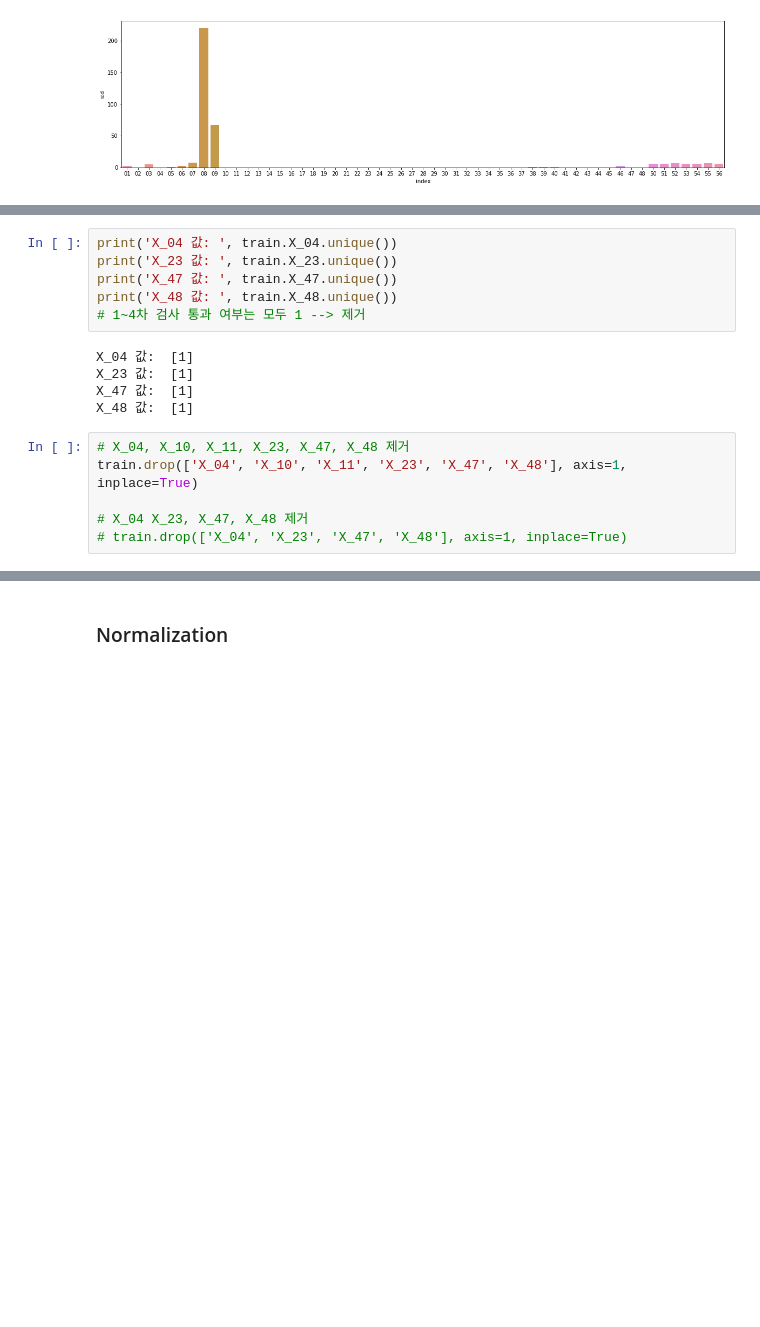
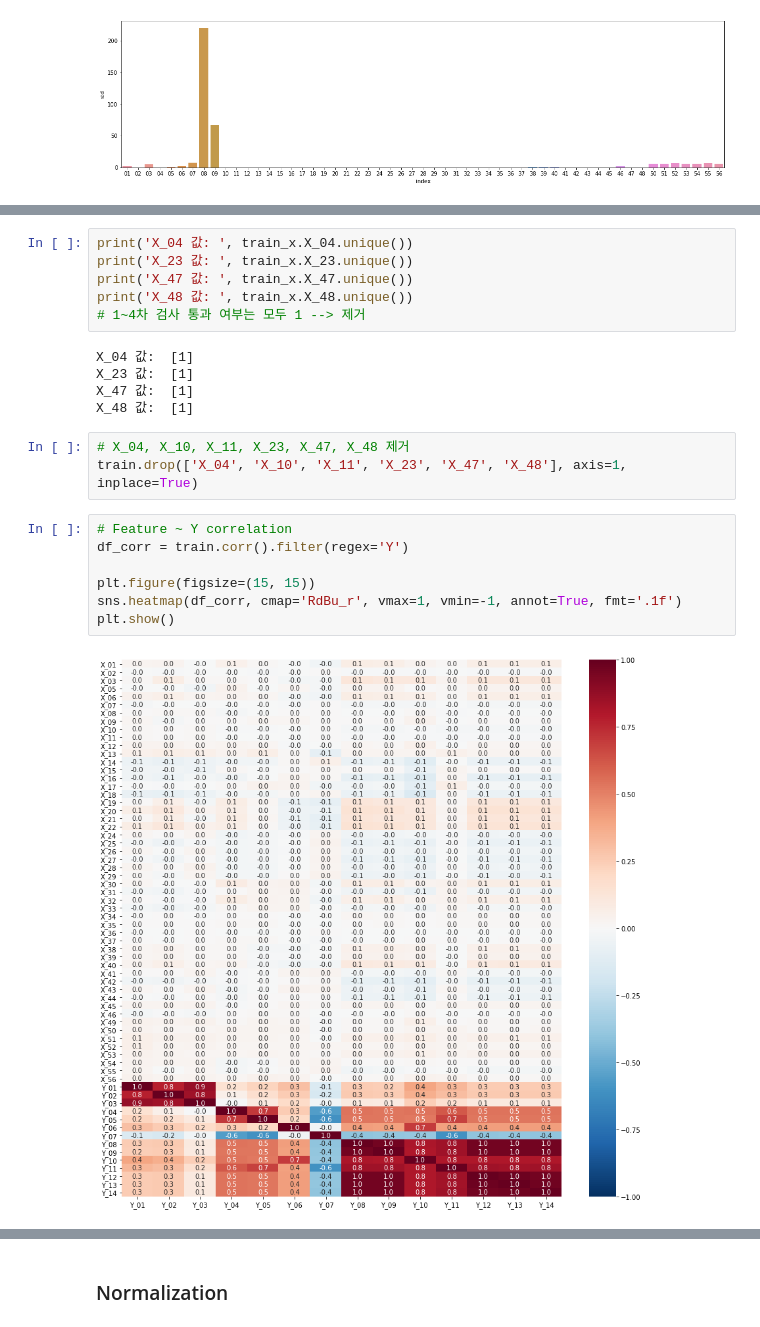
Before and after one commit to henney3765/DACON, a Jupyter notebook: lg_ml.ipynb, the cells around one changed output, grey strips where cells are left out. Saved outputs shown, nothing was run; the diff lists cells and outputs as text; blank space fills up the shorter version.

```diff
--- a/lg_ml.ipynb
+++ b/lg_ml.ipynb
@@ -62,10 +56,10 @@ print('X_11 특성 0의 개수:', sum(train.X_11 == 0))
 X_10 특성 0의 개수: 39575
 X_11 특성 0의 개수: 39580
 # %%
-print('X_04 값: ', train.X_04.unique())
-print('X_23 값: ', train.X_23.unique())
-print('X_47 값: ', train.X_47.unique())
-print('X_48 값: ', train.X_48.unique())
+print('X_04 값: ', train_x.X_04.unique())
+print('X_23 값: ', train_x.X_23.unique())
+print('X_47 값: ', train_x.X_47.unique())
+print('X_48 값: ', train_x.X_48.unique())
 # 1~4차 검사 통과 여부는 모두 1 --> 제거
 # %% [output]
 X_04 값:  [1]
@@ -75,6 +69,12 @@ X_48 값:  [1]
 # %%
 # X_04, X_10, X_11, X_23, X_47, X_48 제거
 train.drop(['X_04', 'X_10', 'X_11', 'X_23', 'X_47', 'X_48'], axis=1, inplace=True)
-
-# X_04 X_23, X_47, X_48 제거
-# train.drop(['X_04', 'X_23', 'X_47', 'X_48'], axis=1, inplace=True)
+# %%
+# Feature ~ Y correlation
+df_corr = train.corr().filter(regex='Y')
+
+plt.figure(figsize=(15, 15))
+sns.heatmap(df_corr, cmap='RdBu_r', vmax=1, vmin=-1, annot=True, fmt='.1f')
+plt.show()
+# %% [output]
+[figure, added]
```
Also changed, not shown: parts of 26 cells of this notebook.
